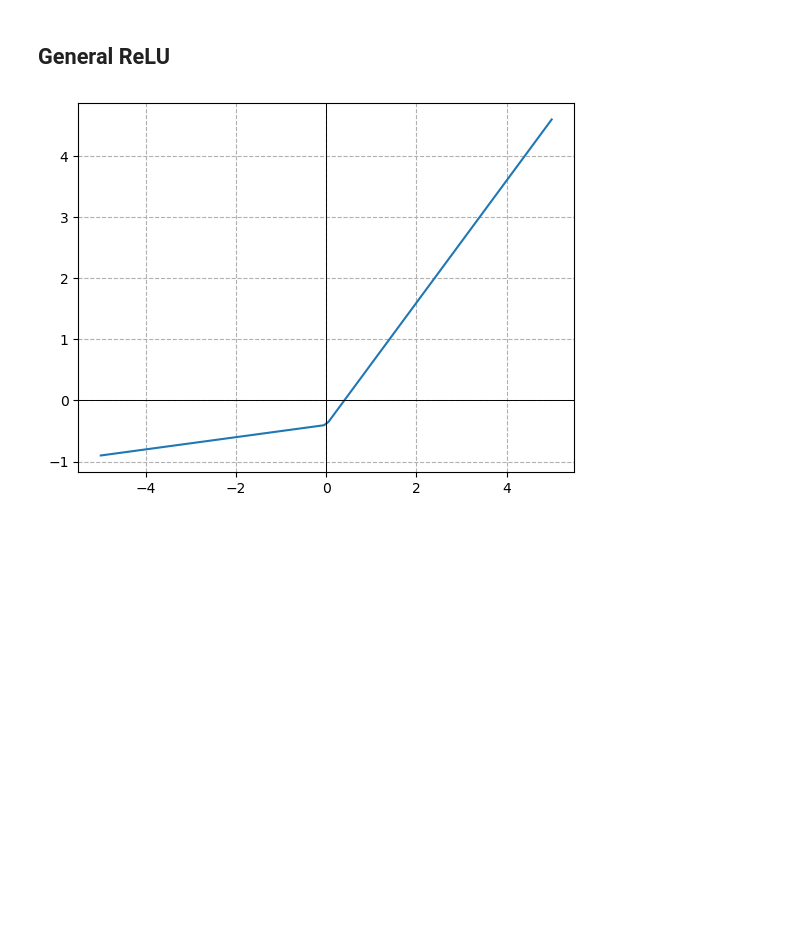
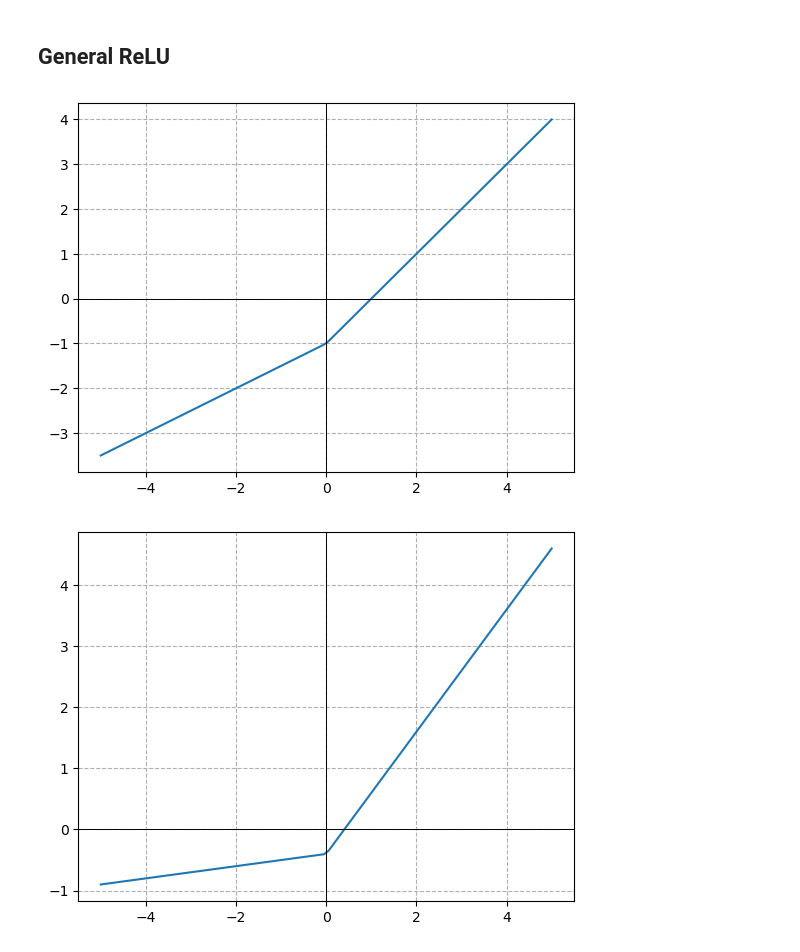
Before and after one commit to GalaXai/tinyai, a Jupyter notebook: nbs/11_initializing.ipynb, the cells around one changed output. Saved outputs shown, nothing was run; the diff lists cells and outputs as text; code cells hidden in the pictures; blank space fills up the shorter version.

```diff
--- a/nbs/11_initializing.ipynb
+++ b/nbs/11_initializing.ipynb
@@ -509,6 +515,10 @@ def plot_func(f, start=-5., end=5., steps=100):
     plt.grid(True, which='both', ls='--')
     plt.axhline(y=0, color='k', linewidth=0.7)
     plt.axvline(x=0, color='k', linewidth=0.7)
+# %%
+plot_func(GeneralRelu(leak=0.5, sub=1))
+# %% [output]
+[figure, added]
 # %%
 plot_func(GeneralRelu(leak=0.1, sub=0.4))
 # %% [output]
```
Also changed, not shown: parts of 34 cells of this notebook, 1 other file.
